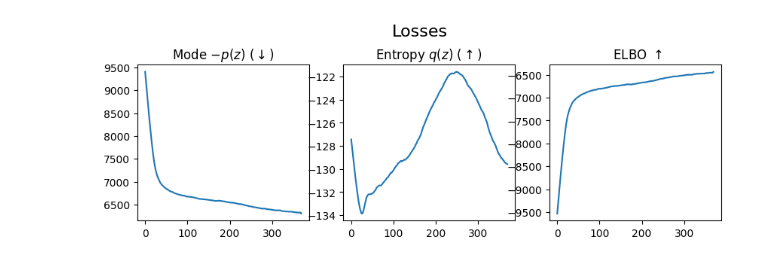
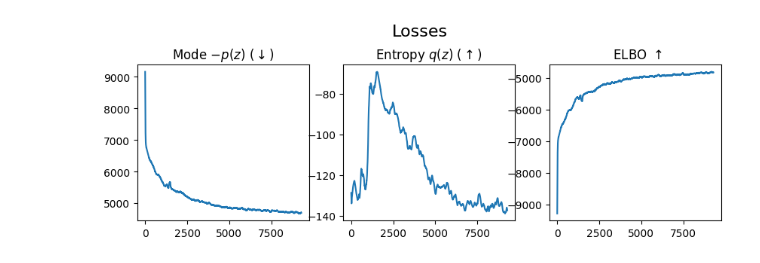
Before and after one commit to clarahoffmann/uivi, a Jupyter notebook: uivi/uivi_vae.ipynb, the cells around one changed output. Cells and saved outputs as stored; diff of their text form; code cells hidden in the pictures.

```diff
--- a/uivi/uivi_vae.ipynb
+++ b/uivi/uivi_vae.ipynb
@@ -38,12 +12,11 @@ test_loader = DataLoader(test_dataset, batch_size=128, shuffle=True)"""
 # %%
-num_epochs = 1
+num_epochs = 20
 num_hmc_samples = 5
 lr = 1e-3
-alpha = 0.9
-eps = 1e-8
 
-model = UIVAE(dim_x = 14*14, dim_eps = 10, dim_z = 70, latent_dims = [64, 64], T = 5, Ls = 5, step_size = 0.2)
+train_loader, test_loader = create_mnist_dataloaders(img_size = 14, batch_size = 128)
+model = UIVAE(dim_x = 14*14, dim_eps = 10, dim_z = 70, latent_dims = [64, 64], T = num_hmc_samples, Ls = num_hmc_samples, step_size = 0.2)
+
+model, losses_mod, losses_ent = train_uivi_vae(model = model, train_loader = train_loader,
+                                               num_epochs = num_epochs,  lr=lr,
+                                               num_hmc_samples=num_hmc_samples)
-# %%
-model, losses_mod, losses_ent = train_uivi_vae(model = model, train_loader = train_loader,
-                                               num_epochs = num_epochs,  lr=1e-3,
-                                               num_hmc_samples=num_hmc_samples)
@@ -120,23 +23,7 @@ KeyboardInterrupt:
-# %%
-# plot training losses
-fig, axs = plt.subplots(nrows = 1, ncols = 3, figsize = (10,3))
-window_size = 100
-mod =  sliding_window_view(losses_mod, window_shape = window_size)
-ent = sliding_window_view(losses_ent, window_shape = window_size)
-
-axs[0].plot(np.mean(mod, axis = -1))
-axs[0].set_title(r'Mode $- p(z)$ ($\downarrow$)')
-
-axs[1].plot(np.mean(ent, axis = -1))
-axs[1].set_title(r'Entropy $q(z)$ ($\uparrow$)' )
-
-axs[2].plot(- np.mean(mod - ent, axis = -1))
-axs[2].set_title(r' ELBO $\uparrow$')
-
-fig.suptitle("Losses", fontsize=16)
-fig.subplots_adjust(top=0.80)
-# %% [output]
-[figure, removed]
+# %%
+plot_losses(losses_mod, losses_ent)
+# %% [output]
+[figure, added]
 # %%
 images_recon = plot_mnist_samples(model, test_loader, img_dim = 14)
 # %% [output]
```
Also changed, not shown: parts of 11 cells of this notebook.
